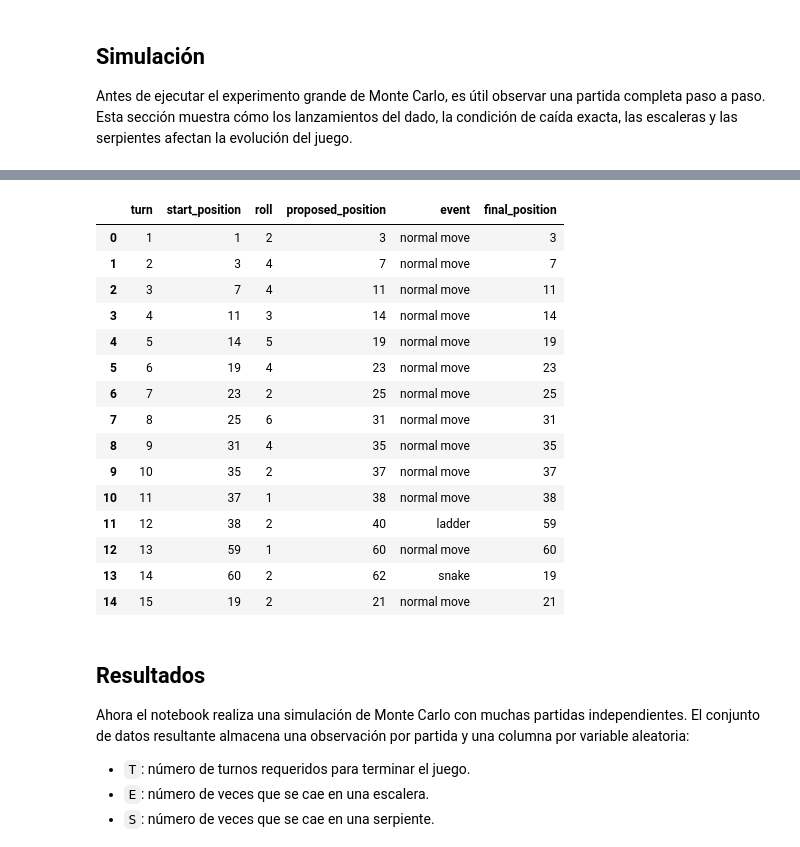
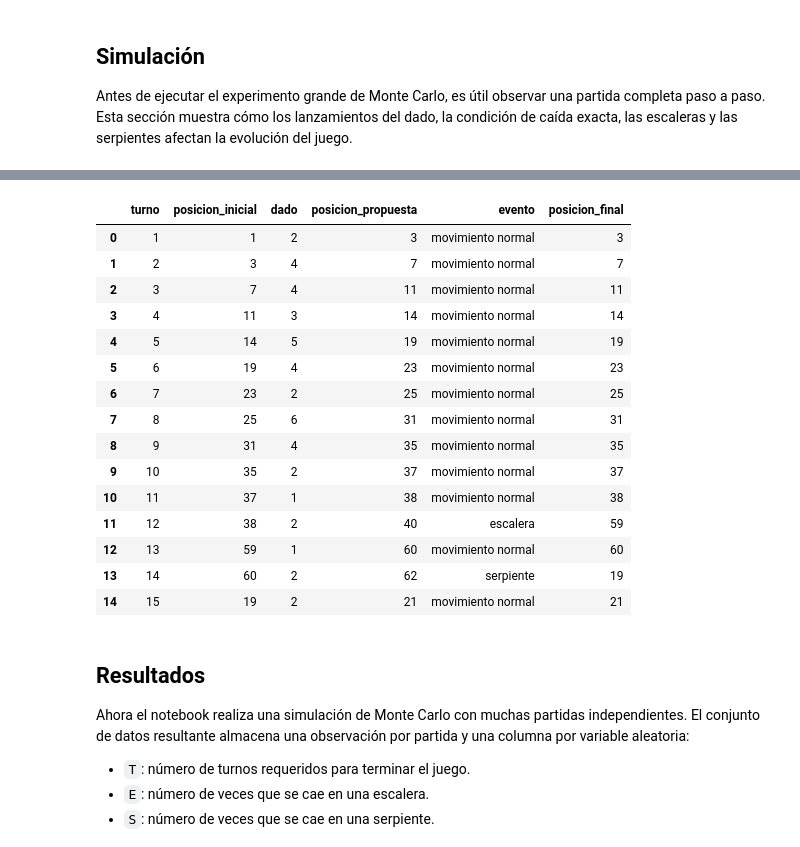
Before and after one commit to evinracher/3010192-advanced-simulation, a Jupyter notebook: assignments/assignment4-game-simulation.ipynb, the cells around one changed output, grey strips where cells are left out. Saved outputs shown, nothing was run; the diff lists cells and outputs as text; code cells hidden in the pictures.

Commit message:
refactor: improve format and translate presentational data

```diff
--- a/assignments/assignment4-game-simulation.ipynb
+++ b/assignments/assignment4-game-simulation.ipynb
@@ -82,9 +82,9 @@ SNAKES = {
 }
 
 pd.set_option('display.max_rows', 20)
-pd.set_option('display.float_format', lambda x: f'{x:.4f}')
+pd.set_option('display.float_format', lambda x: f'{x:.2f}')
 
-print(f'Random seed fixed at {SEED}.')
-print(f'Ladders: {LADDERS}')
-print(f'Snakes: {SNAKES}')
+print(f'Semilla aleatoria fijada en {SEED}.')
+print(f'Escaleras: {LADDERS}')
+print(f'Serpientes: {SNAKES}')
 # %% [output]
@@ -139,21 +139,21 @@ def simulate_one_game(rng_instance=None, return_path=False, verbose=False):
         turns += 1
         roll = int(rng_instance.integers(1, 7))
         proposed_position = position + roll
-        event = 'normal move'
+        event = 'movimiento normal'
         final_position = position
 
         if proposed_position > BOARD_END:
-            event = 'exceeds 100, stays in place'
+            event = 'supera 100, permanece en la misma casilla'
         else:
             final_position = proposed_position
             if final_position in LADDERS:
                 ladders_count += 1
                 final_position = LADDERS[final_position]
-                event = 'ladder'
+                event = 'escalera'
             elif final_position in SNAKES:
                 snakes_count += 1
                 final_position = SNAKES[final_position]
-                event = 'snake'
+                event = 'serpiente'
 
         step_info = {
             'turn': turns,
@@ -167,8 +167,8 @@ def simulate_one_game(rng_instance=None, return_path=False, verbose=False):
 
         if verbose:
             print(
-                f"Turn {turns:>2}: start={position:>3}, die={roll}, "
-                f"proposed={proposed_position:>3}, event={event}, final={final_position:>3}"
+                f"Turno {turns:>2}: inicio={position:>3}, dado={roll}, "
+                f"propuesta={proposed_position:>3}, evento={event}, final={final_position:>3}"
             )
 
         position = final_position
@@ -197,11 +197,19 @@ demo_T, demo_E, demo_S, demo_path = simulate_one_game(
     verbose=True,
 )
 
-print('\nSummary of the demonstrated game:')
-print(f'Total turns (T): {demo_T}')
-print(f'Ladders used (E): {demo_E}')
-print(f'Snakes encountered (S): {demo_S}')
+print('\nResumen de la partida demostrativa:')
+print(f'Turnos totales (T): {demo_T}')
+print(f'Escaleras utilizadas (E): {demo_E}')
+print(f'Serpientes encontradas (S): {demo_S}')
 
 demo_df = pd.DataFrame(demo_path)
-demo_df.head(15)
+demo_df_display = demo_df.rename(columns={
+    'turn': 'turno',
+    'start_position': 'posicion_inicial',
+    'roll': 'dado',
+    'proposed_position': 'posicion_propuesta',
+    'event': 'evento',
+    'final_position': 'posicion_final',
+})
+demo_df_display.head(15)
 # %% [output]
@@ -225,19 +233,19 @@ Snakes encountered (S): 8
-|  | turn | start_position | roll | proposed_position | event | final_position |
-| 0 | 1 | 1 | 2 | 3 | normal move | 3 |
-| 1 | 2 | 3 | 4 | 7 | normal move | 7 |
-| 2 | 3 | 7 | 4 | 11 | normal move | 11 |
-| 3 | 4 | 11 | 3 | 14 | normal move | 14 |
-| 4 | 5 | 14 | 5 | 19 | normal move | 19 |
-| 5 | 6 | 19 | 4 | 23 | normal move | 23 |
-| 6 | 7 | 23 | 2 | 25 | normal move | 25 |
-| 7 | 8 | 25 | 6 | 31 | normal move | 31 |
-| 8 | 9 | 31 | 4 | 35 | normal move | 35 |
-| 9 | 10 | 35 | 2 | 37 | normal move | 37 |
-| 10 | 11 | 37 | 1 | 38 | normal move | 38 |
-| 11 | 12 | 38 | 2 | 40 | ladder | 59 |
-| 12 | 13 | 59 | 1 | 60 | normal move | 60 |
-| 13 | 14 | 60 | 2 | 62 | snake | 19 |
-| 14 | 15 | 19 | 2 | 21 | normal move | 21 |
+|  | turno | posicion_inicial | dado | posicion_propuesta | evento | posicion_final |
+| 0 | 1 | 1 | 2 | 3 | movimiento normal | 3 |
+| 1 | 2 | 3 | 4 | 7 | movimiento normal | 7 |
+| 2 | 3 | 7 | 4 | 11 | movimiento normal | 11 |
+| 3 | 4 | 11 | 3 | 14 | movimiento normal | 14 |
+| 4 | 5 | 14 | 5 | 19 | movimiento normal | 19 |
+| 5 | 6 | 19 | 4 | 23 | movimiento normal | 23 |
+| 6 | 7 | 23 | 2 | 25 | movimiento normal | 25 |
+| 7 | 8 | 25 | 6 | 31 | movimiento normal | 31 |
+| 8 | 9 | 31 | 4 | 35 | movimiento normal | 35 |
+| 9 | 10 | 35 | 2 | 37 | movimiento normal | 37 |
+| 10 | 11 | 37 | 1 | 38 | movimiento normal | 38 |
+| 11 | 12 | 38 | 2 | 40 | escalera | 59 |
+| 12 | 13 | 59 | 1 | 60 | movimiento normal | 60 |
+| 13 | 14 | 60 | 2 | 62 | serpiente | 19 |
+| 14 | 15 | 19 | 2 | 21 | movimiento normal | 21 |
 # %% [markdown]
 ## Resultados
 
```
Also changed, not shown: parts of 6 cells of this notebook.
